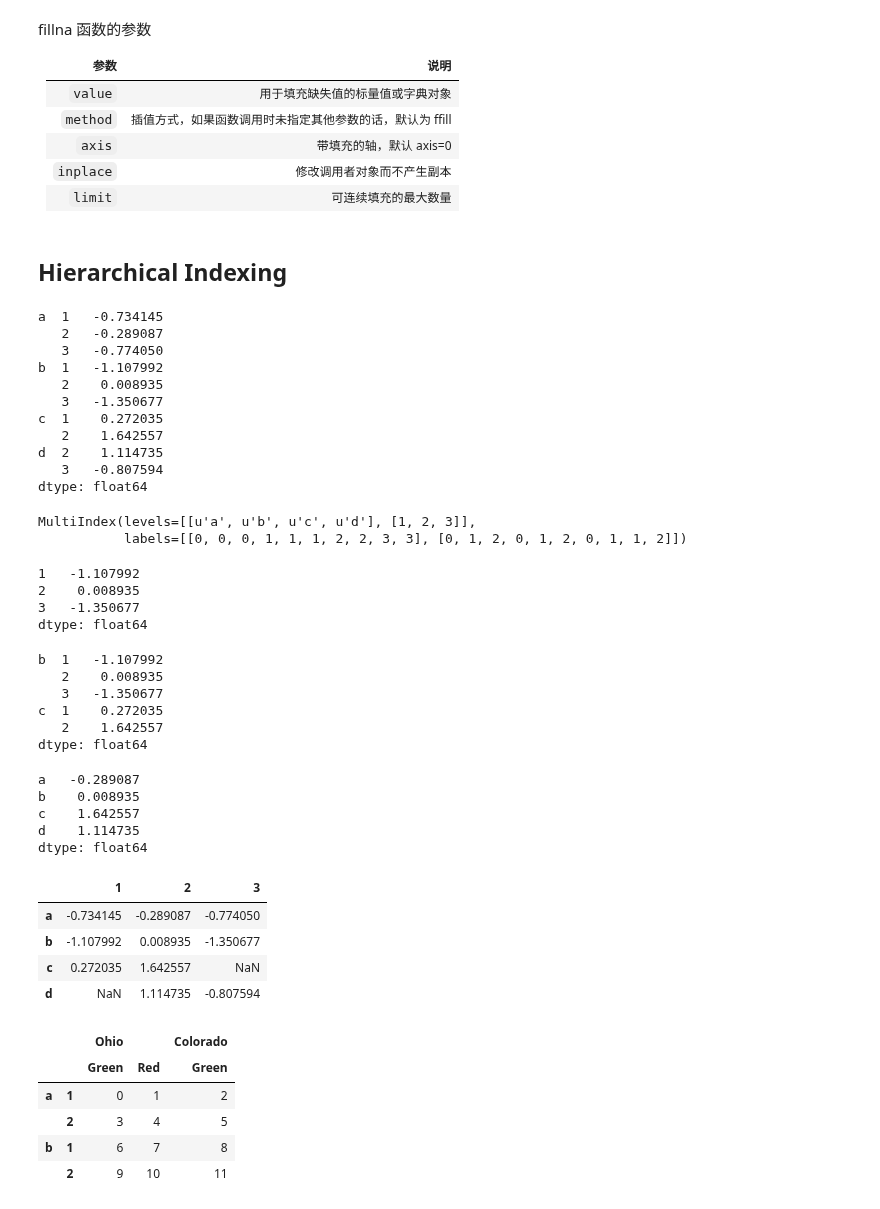
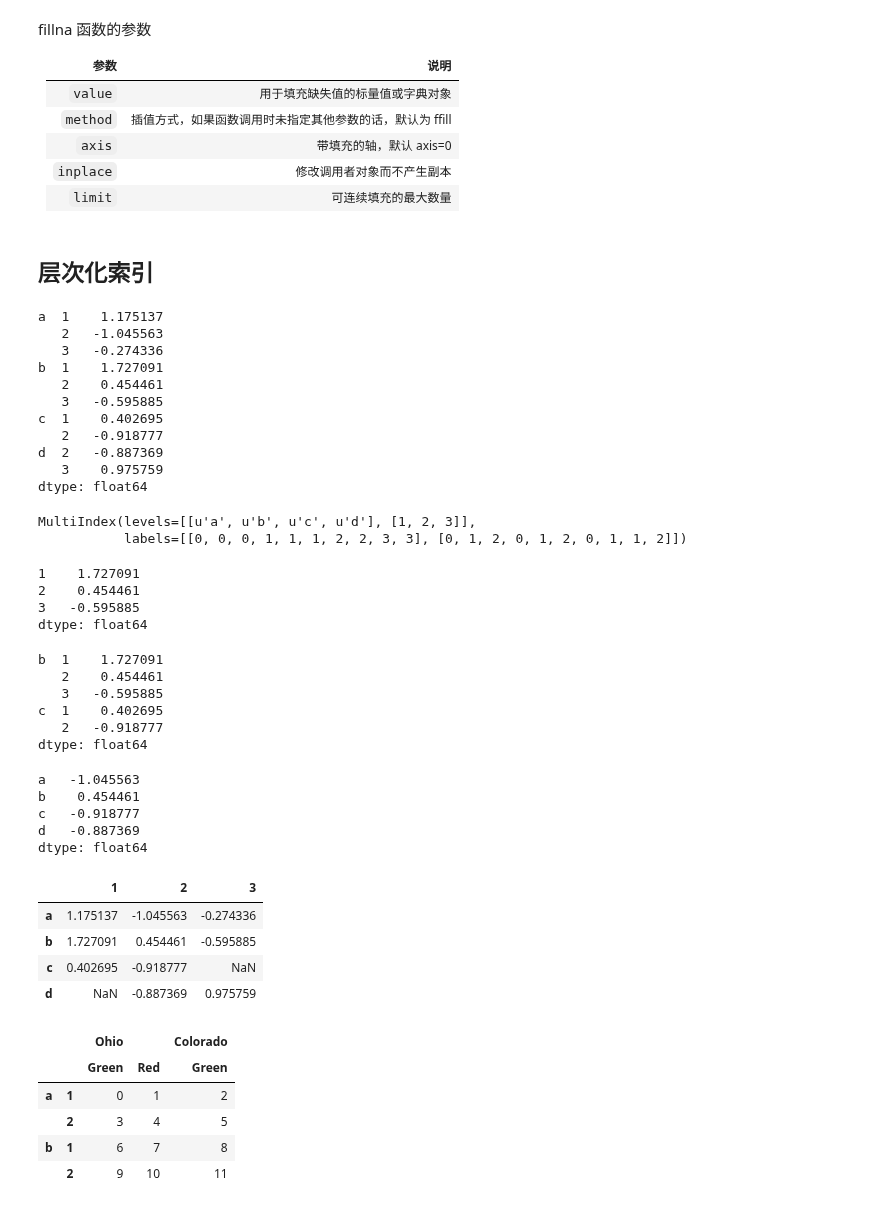
Before and after one commit to hugolu/learn-python, a Jupyter notebook: python-for-data-analysis/ch05-getting-started-with-pandas.ipynb, the cells around one changed output. Saved outputs shown, nothing was run; the diff lists cells and outputs as text; code cells hidden in the pictures.

```diff
--- a/python-for-data-analysis/ch05-getting-started-with-pandas.ipynb
+++ b/python-for-data-analysis/ch05-getting-started-with-pandas.ipynb
@@ -1486,23 +1458,23 @@ fillna 函数的参数
 `axis` | 带填充的轴，默认 axis=0
 `inplace` | 修改调用者对象而不产生副本
 `limit` | 可连续填充的最大数量
-# %% [markdown]
-## Hierarchical Indexing
+# %% [markdown]
+## 层次化索引
 # %%
-data = Series(np.random.randn(10),
-             index=[list('aaabbbccdd'),[1,2,3,1,2,3,1,2,2,3]])
-data
+d = Series(np.random.randn(10),
+           index=[list('aaabbbccdd'),[1,2,3,1,2,3,1,2,2,3]])
+d
 # %% [output]
-a  1   -0.734145
-   2   -0.289087
-   3   -0.774050
-b  1   -1.107992
-   2    0.008935
-   3   -1.350677
-c  1    0.272035
-   2    1.642557
-d  2    1.114735
-   3   -0.807594
+a  1    1.175137
+   2   -1.045563
+   3   -0.274336
+b  1    1.727091
+   2    0.454461
+   3   -0.595885
+c  1    0.402695
+   2   -0.918777
+d  2   -0.887369
+   3    0.975759
 dtype: float64
 # %%
 # MultiIndex
@@ -1511,39 +1483,39 @@ data.index
 MultiIndex(levels=[[u'a', u'b', u'c', u'd'], [1, 2, 3]],
            labels=[[0, 0, 0, 1, 1, 1, 2, 2, 3, 3], [0, 1, 2, 0, 1, 2, 0, 1, 1, 2]])
 # %%
-data['b'] # 等同 data.ix['b']
+d['b'] # 等同 data.ix['b']
 # %% [output]
-1   -1.107992
-2    0.008935
-3   -1.350677
+1    1.727091
+2    0.454461
+3   -0.595885
 dtype: float64
 # %%
-data['b':'c'] # 等同 data.ix[['b','c']]
+d['b':'c'] # 等同 data.ix[['b','c']]
 # %% [output]
-b  1   -1.107992
-   2    0.008935
-   3   -1.350677
-c  1    0.272035
-   2    1.642557
+b  1    1.727091
+   2    0.454461
+   3   -0.595885
+c  1    0.402695
+   2   -0.918777
 dtype: float64
 # %%
 # 在内层选取
-data[:, 2] # 等同 data.ix[:, 2]
+d[:, 2] # 等同 data.ix[:, 2]
 # %% [output]
-a   -0.289087
-b    0.008935
-c    1.642557
-d    1.114735
+a   -1.045563
+b    0.454461
+c   -0.918777
+d   -0.887369
 dtype: float64
 # %%
 # 通过 unstack 重新安排，变成新的 DataFrame
-data.unstack()
+d.unstack()
 # %% [output]
 |  | 1 | 2 | 3 |
-| a | -0.734145 | -0.289087 | -0.774050 |
-| b | -1.107992 | 0.008935 | -1.350677 |
-| c | 0.272035 | 1.642557 | NaN |
-| d | NaN | 1.114735 | -0.807594 |
+| a | 1.175137 | -1.045563 | -0.274336 |
+| b | 1.727091 | 0.454461 | -0.595885 |
+| c | 0.402695 | -0.918777 | NaN |
+| d | NaN | -0.887369 | 0.975759 |
 # %%
 # DataFrame 分层索引
 frame = DataFrame(np.arange(12).reshape((4,3)),
```
Also changed, not shown: parts of 83 cells of this notebook.
